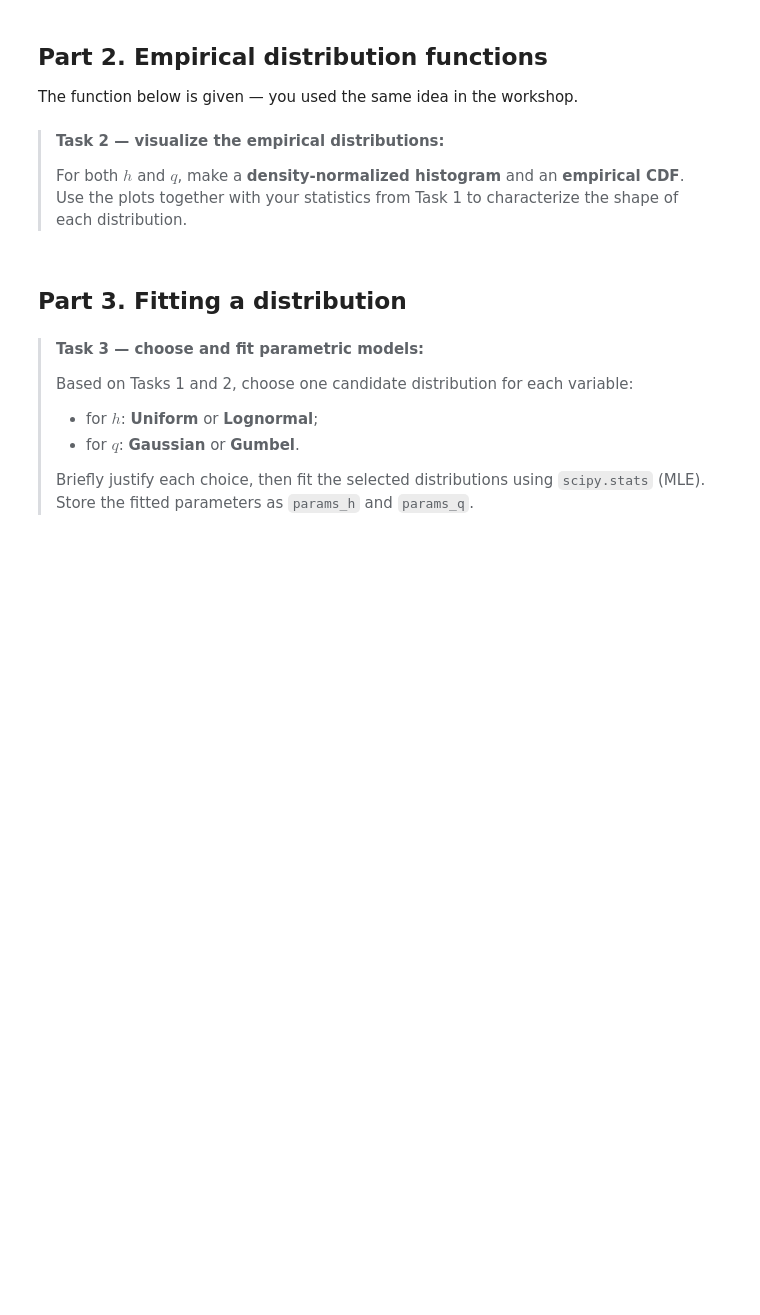
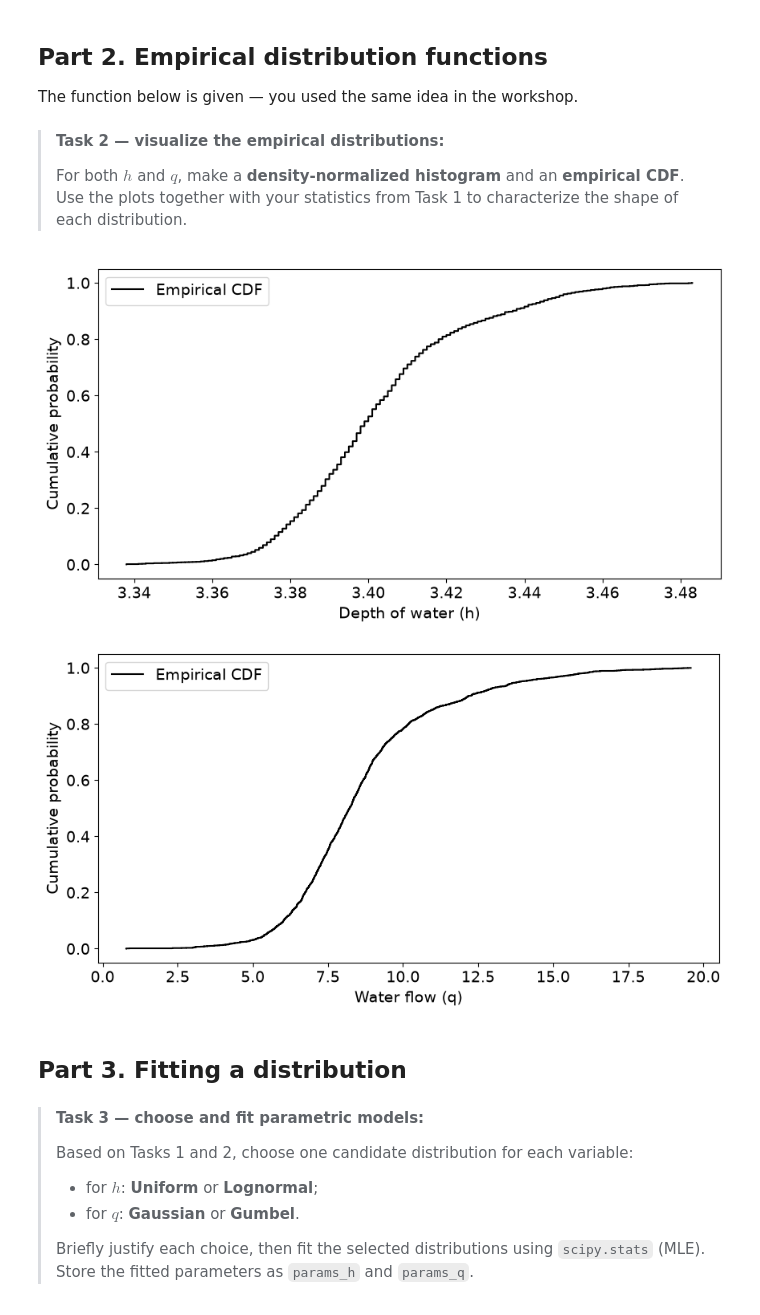
Before and after one commit to harm03/GA1.4-team1O, a Jupyter notebook: GA_1.4.ipynb, the cells around one changed output. Drawn from its saved outputs; the diff is of its cells as text; code cells hidden in the pictures; blank space fills up the shorter version.

```diff
--- a/GA_1.4.ipynb
+++ b/GA_1.4.ipynb
@@ -132,7 +131,25 @@ def ecdf(var):
 >For both $h$ and $q$, make a **density-normalized histogram** and an **empirical CDF**. Use the plots together with your statistics from Task 1 to characterize the shape of each distribution.
 >
 # %%
-### YOUR CODE HERE
+# CDF
+non_exceedance_probabilities, sorted_values = ecdf(h)
+plt.figure(figsize=(10, 5))
+plt.step(sorted_values, non_exceedance_probabilities, color='k', label='Empirical CDF')
+plt.xlabel("Depth of water (h)")
+plt.ylabel("Cumulative probability")
+plt.legend();
+
+non_exceedance_probabilities, sorted_values = ecdf(q)
+plt.figure(figsize=(10, 5))
+plt.step(sorted_values, non_exceedance_probabilities, color='k', label='Empirical CDF')
+plt.xlabel("Water flow (q)")
+plt.ylabel("Cumulative probability")
+plt.legend();
+
+# Histogram
+# %% [output]
+[figure, added]
+[figure, added]
 # %% [markdown]
 ## Part 3. Fitting a distribution
 # %% [markdown]
```
Also changed, not shown: parts of 2 cells of this notebook.
